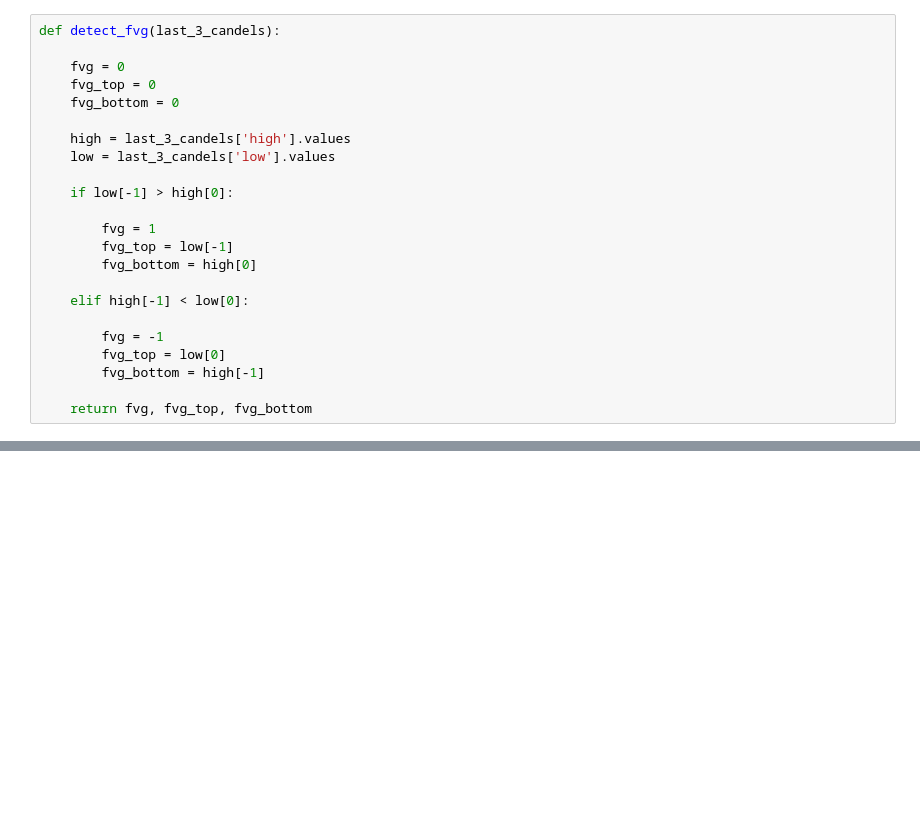
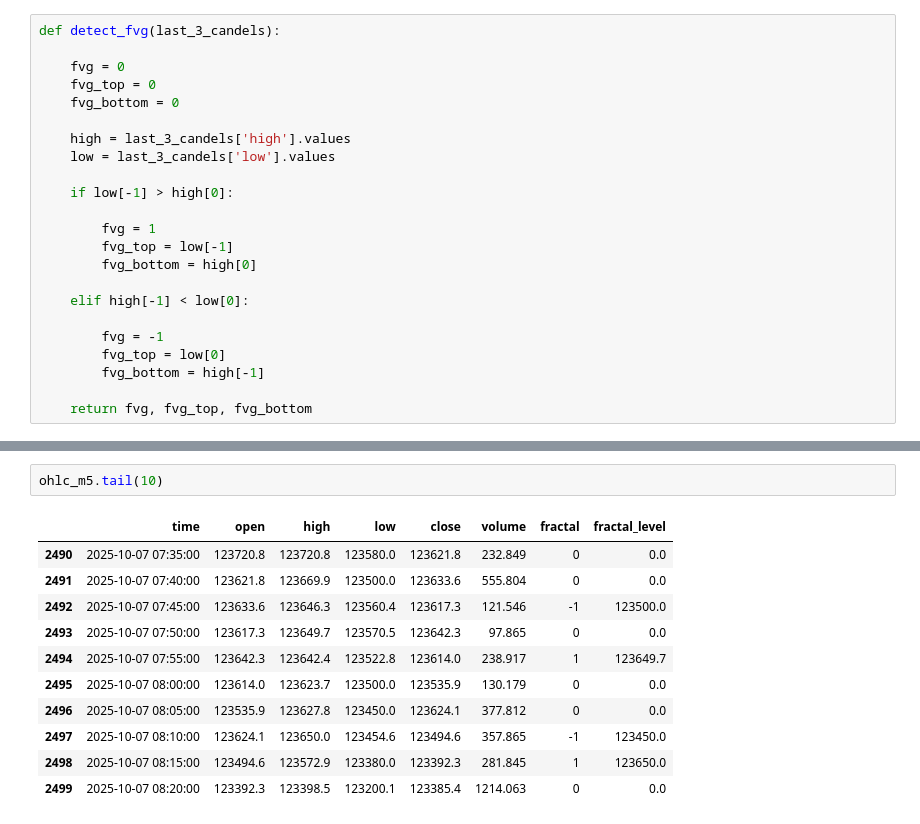
Before and after one commit to SRsr04/backtest_project, a Jupyter notebook: my_code_noel/technical.ipynb, the cells around one changed output, grey strips where cells are left out. Drawn from its saved outputs; the diff is of its cells as text; blank space fills up the shorter version.

```diff
--- a/my_code_noel/technical.ipynb
+++ b/my_code_noel/technical.ipynb
@@ -392,0 +90,14 @@ plotting_chart_technicals(df_plot, 4300, 4400)
+# %%
+ohlc_m5.tail(10)
+# %% [output]
+|  | time | open | high | low | close | volume | fractal | fractal_level |
+| 2490 | 2025-10-07 07:35:00 | 123720.8 | 123720.8 | 123580.0 | 123621.8 | 232.849 | 0 | 0.0 |
+| 2491 | 2025-10-07 07:40:00 | 123621.8 | 123669.9 | 123500.0 | 123633.6 | 555.804 | 0 | 0.0 |
+| 2492 | 2025-10-07 07:45:00 | 123633.6 | 123646.3 | 123560.4 | 123617.3 | 121.546 | -1 | 123500.0 |
+| 2493 | 2025-10-07 07:50:00 | 123617.3 | 123649.7 | 123570.5 | 123642.3 | 97.865 | 0 | 0.0 |
+| 2494 | 2025-10-07 07:55:00 | 123642.3 | 123642.4 | 123522.8 | 123614.0 | 238.917 | 1 | 123649.7 |
+| 2495 | 2025-10-07 08:00:00 | 123614.0 | 123623.7 | 123500.0 | 123535.9 | 130.179 | 0 | 0.0 |
+| 2496 | 2025-10-07 08:05:00 | 123535.9 | 123627.8 | 123450.0 | 123624.1 | 377.812 | 0 | 0.0 |
+| 2497 | 2025-10-07 08:10:00 | 123624.1 | 123650.0 | 123454.6 | 123494.6 | 357.865 | -1 | 123450.0 |
+| 2498 | 2025-10-07 08:15:00 | 123494.6 | 123572.9 | 123380.0 | 123392.3 | 281.845 | 1 | 123650.0 |
+| 2499 | 2025-10-07 08:20:00 | 123392.3 | 123398.5 | 123200.1 | 123385.4 | 1214.063 | 0 | 0.0 |
```
Also changed, not shown: parts of 22 cells of this notebook, 13 other files.
